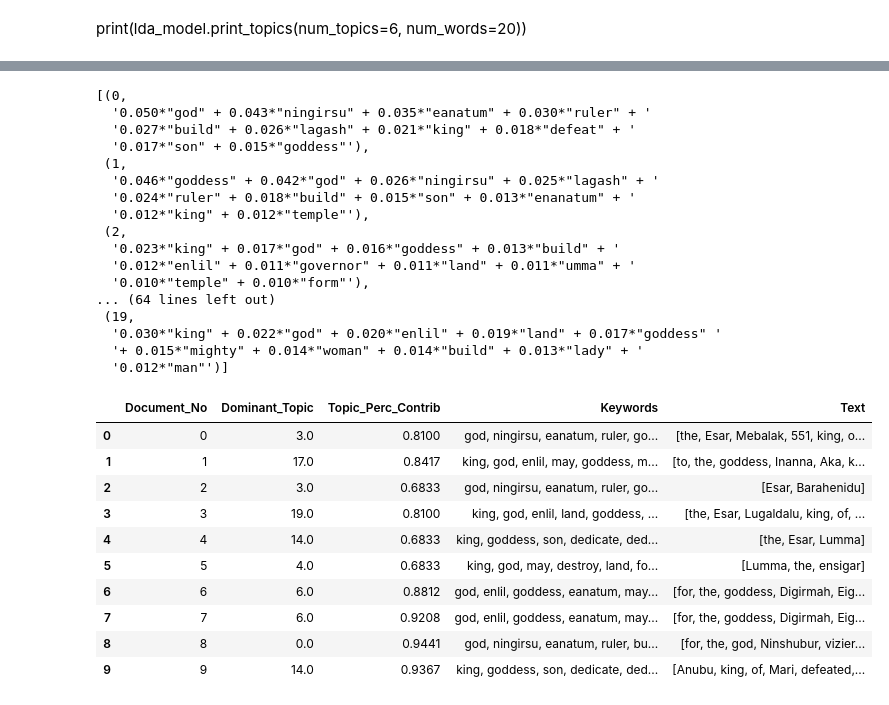
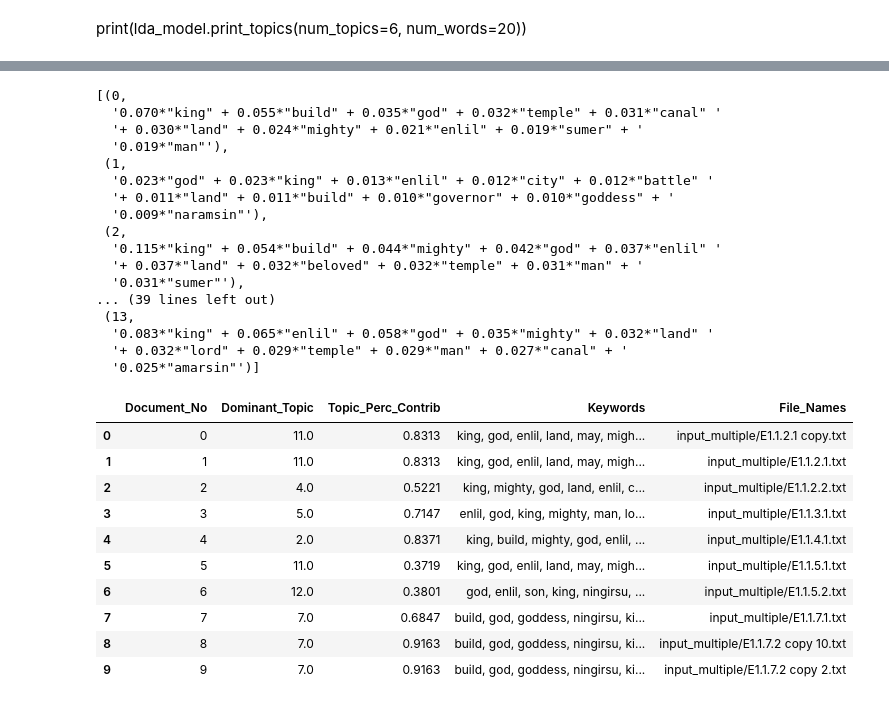
Before and after one commit to meganhollie/royal-inscriptions, a Jupyter notebook: Basic modeling + Coherence.ipynb, the cells around one changed output, grey strips where cells are left out. Saved outputs shown, nothing was run; the diff lists cells and outputs as text; code cells hidden in the pictures.

```diff
--- a/Basic modeling + Coherence.ipynb
+++ b/Basic modeling + Coherence.ipynb
@@ -146,7 +157,7 @@ print(corpus[:1])
 # Build LDA model
 lda_model = gensim.models.ldamodel.LdaModel(corpus=corpus,
                                            id2word=id2word,
-                                           num_topics=20,
+                                           num_topics=14,
                                            random_state=100,
                                            update_every=1,
                                            chunksize=100,
@@ -159,5 +170,7 @@ lda_model = gensim.models.ldamodel.LdaModel(corpus=corpus,
 # Print the Keyword in the topics
 pprint(lda_model.print_topics())
 doc_lda = lda_model[corpus]
+for i, row in enumerate(doc_lda):
+    print(file_names[i], row[0])
 # %% [output]
 [(0,
@@ -248,7 +261,7 @@ def compute_coherence_values(dictionary, corpus, texts, limit, start=2, step=3):
     coherence_values = []
     model_list = []
     for num_topics in range(start, limit, step):
-        model = gensim.models.ldamodel.LdaModel(corpus=corpus, num_topics=num_topics, id2word=id2word)
+        model = gensim.models.ldamodel.LdaModel(corpus=corpus, num_topics=num_topics, id2word=id2word, random_state=100, alpha='auto')
         model_list.append(model)
         coherencemodel = CoherenceModel(model=model, texts=texts, dictionary=dictionary, coherence='c_v')
         coherence_values.append(coherencemodel.get_coherence())
@@ -282,68 +295,68 @@ Num Topics = 38  has Coherence Value of 0.3461
 # %%
 # Select the model and print the topics
-optimal_model = model_list[3]
+optimal_model = model_list[2]
 model_topics = optimal_model.show_topics(formatted=False)
 pprint(optimal_model.print_topics(num_words=10))
 # %% [output]
 [(0,
-  '0.050*"god" + 0.043*"ningirsu" + 0.035*"eanatum" + 0.030*"ruler" + '
-  '0.027*"build" + 0.026*"lagash" + 0.021*"king" + 0.018*"defeat" + '
-  '0.017*"son" + 0.015*"goddess"'),
+  '0.070*"king" + 0.055*"build" + 0.035*"god" + 0.032*"temple" + 0.031*"canal" '
+  '+ 0.030*"land" + 0.024*"mighty" + 0.021*"enlil" + 0.019*"sumer" + '
+  '0.019*"man"'),
  (1,
-  '0.046*"goddess" + 0.042*"god" + 0.026*"ningirsu" + 0.025*"lagash" + '
-  '0.024*"ruler" + 0.018*"build" + 0.015*"son" + 0.013*"enanatum" + '
-  '0.012*"king" + 0.012*"temple"'),
+  '0.023*"god" + 0.023*"king" + 0.013*"enlil" + 0.012*"city" + 0.012*"battle" '
+  '+ 0.011*"land" + 0.011*"build" + 0.010*"governor" + 0.010*"goddess" + '
+  '0.009*"naramsin"'),
  (2,
-  '0.023*"king" + 0.017*"god" + 0.016*"goddess" + 0.013*"build" + '
-  '0.012*"enlil" + 0.011*"governor" + 0.011*"land" + 0.011*"umma" + '
-  '0.010*"temple" + 0.010*"form"'),
-... (64 lines left out)
- (19,
-  '0.030*"king" + 0.022*"god" + 0.020*"enlil" + 0.019*"land" + 0.017*"goddess" '
-  '+ 0.015*"mighty" + 0.014*"woman" + 0.014*"build" + 0.013*"lady" + '
-  '0.012*"man"')]
+  '0.115*"king" + 0.054*"build" + 0.044*"mighty" + 0.042*"god" + 0.037*"enlil" '
+  '+ 0.037*"land" + 0.032*"beloved" + 0.032*"temple" + 0.031*"man" + '
+  '0.031*"sumer"'),
+... (39 lines left out)
+ (13,
+  '0.083*"king" + 0.065*"enlil" + 0.058*"god" + 0.035*"mighty" + 0.032*"land" '
+  '+ 0.032*"lord" + 0.029*"temple" + 0.029*"man" + 0.027*"canal" + '
+  '0.025*"amarsin"')]
 # %%
 #Finding the dominant topic in each sentence
 def format_topics_sentences(ldamodel=lda_model, corpus=corpus, texts=data):
     # Init output
     sent_topics_df = pd.DataFrame()
 
     # Get main topic in each document
     for i, row in enumerate(ldamodel[corpus]):
         row = sorted(row, key=lambda x: (x[1]), reverse=True)
         # Get the Dominant topic, Perc Contribution and Keywords for each document
         for j, (topic_num, prop_topic) in enumerate(row):
             if j == 0:  # => dominant topic
                 wp = ldamodel.show_topic(topic_num)
                 topic_keywords = ", ".join([word for word, prop in wp])
                 sent_topics_df = sent_topics_df.append(pd.Series([int(topic_num), round(prop_topic,4), topic_keywords]), ignore_index=True)
             else:
                 break
     sent_topics_df.columns = ['Dominant_Topic', 'Perc_Contribution', 'Topic_Keywords']
 
     # Add original text to the end of the output
     contents = pd.Series(texts)
     sent_topics_df = pd.concat([sent_topics_df, contents], axis=1)
     return(sent_topics_df)
 
 
-df_topic_sents_keywords = format_topics_sentences(ldamodel=optimal_model, corpus=corpus, texts=data)
+df_topic_sents_keywords = format_topics_sentences(ldamodel=optimal_model, corpus=corpus, texts=file_names)
 
 # Format
 df_dominant_topic = df_topic_sents_keywords.reset_index()
-df_dominant_topic.columns = ['Document_No', 'Dominant_Topic', 'Topic_Perc_Contrib', 'Keywords', 'Text']
+df_dominant_topic.columns = ['Document_No', 'Dominant_Topic', 'Topic_Perc_Contrib', 'Keywords', 'File_Names']
 
 # Show
 df_dominant_topic.head(10)
 # %% [output]
-|  | Document_No | Dominant_Topic | Topic_Perc_Contrib | Keywords | Text |
-| 0 | 0 | 3.0 | 0.8100 | god, ningirsu, eanatum, ruler, go... | [the, Esar, Mebalak, 551, king, o... |
-| 1 | 1 | 17.0 | 0.8417 | king, god, enlil, may, goddess, m... | [to, the, goddess, Inanna, Aka, k... |
-| 2 | 2 | 3.0 | 0.6833 | god, ningirsu, eanatum, ruler, go... | [Esar, Barahenidu] |
-| 3 | 3 | 19.0 | 0.8100 | king, god, enlil, land, goddess, ... | [the, Esar, Lugaldalu, king, of, ... |
-| 4 | 4 | 14.0 | 0.6833 | king, goddess, son, dedicate, ded... | [the, Esar, Lumma] |
-| 5 | 5 | 4.0 | 0.6833 | king, god, may, destroy, land, fo... | [Lumma, the, ensigar] |
-| 6 | 6 | 6.0 | 0.8812 | god, enlil, goddess, eanatum, may... | [for, the, goddess, Digirmah, Eig... |
-| 7 | 7 | 6.0 | 0.9208 | god, enlil, goddess, eanatum, may... | [for, the, goddess, Digirmah, Eig... |
-| 8 | 8 | 0.0 | 0.9441 | god, ningirsu, eanatum, ruler, bu... | [for, the, god, Ninshubur, vizier... |
-| 9 | 9 | 14.0 | 0.9367 | king, goddess, son, dedicate, ded... | [Anubu, king, of, Mari, defeated,... |
+|  | Document_No | Dominant_Topic | Topic_Perc_Contrib | Keywords | File_Names |
+| 0 | 0 | 11.0 | 0.8313 | king, god, enlil, land, may, migh... | input_multiple/E1.1.2.1 copy.txt |
+| 1 | 1 | 11.0 | 0.8313 | king, god, enlil, land, may, migh... | input_multiple/E1.1.2.1.txt |
+| 2 | 2 | 4.0 | 0.5221 | king, mighty, god, land, enlil, c... | input_multiple/E1.1.2.2.txt |
+| 3 | 3 | 5.0 | 0.7147 | enlil, god, king, mighty, man, lo... | input_multiple/E1.1.3.1.txt |
+| 4 | 4 | 2.0 | 0.8371 | king, build, mighty, god, enlil, ... | input_multiple/E1.1.4.1.txt |
+| 5 | 5 | 11.0 | 0.3719 | king, god, enlil, land, may, migh... | input_multiple/E1.1.5.1.txt |
+| 6 | 6 | 12.0 | 0.3801 | god, enlil, son, king, ningirsu, ... | input_multiple/E1.1.5.2.txt |
+| 7 | 7 | 7.0 | 0.6847 | build, god, goddess, ningirsu, ki... | input_multiple/E1.1.7.1.txt |
+| 8 | 8 | 7.0 | 0.9163 | build, god, goddess, ningirsu, ki... | input_multiple/E1.1.7.2 copy 10.txt |
+| 9 | 9 | 7.0 | 0.9163 | build, god, goddess, ningirsu, ki... | input_multiple/E1.1.7.2 copy 2.txt |
```
Also changed, not shown: parts of 12 cells of this notebook.
